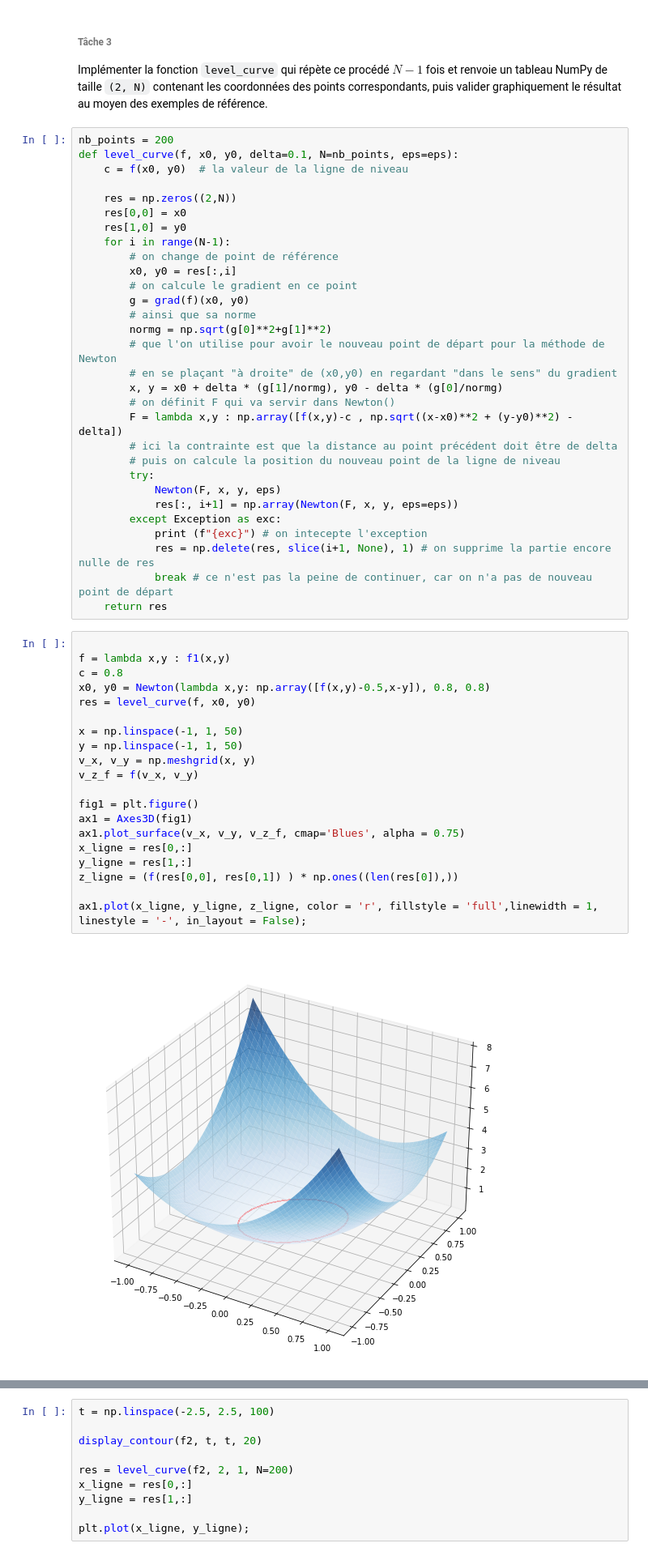
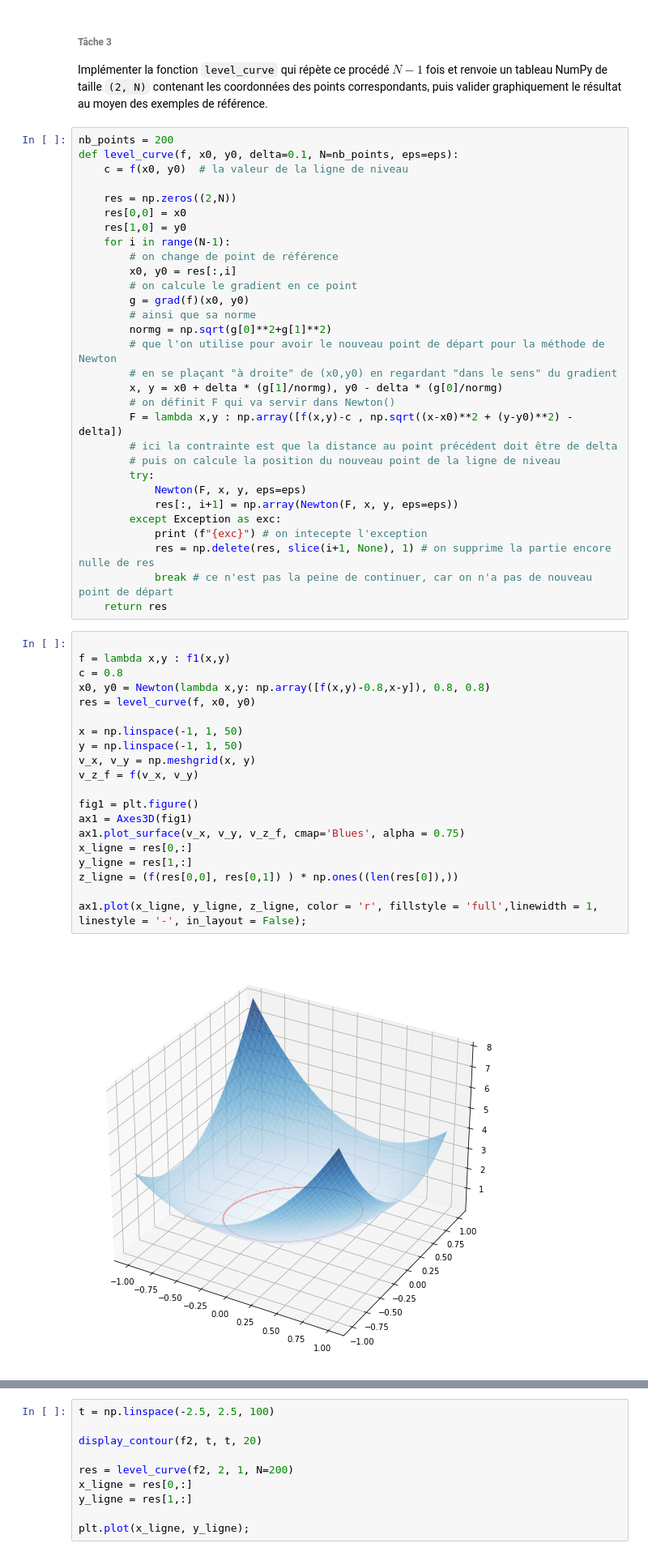
Before and after one commit to LouisJustinTALLOT/projet-UE11, a Jupyter notebook: devoir-ue11-bellon-tallot.ipynb, the cells around one changed output, grey strips where cells are left out. Shown at 81% size. Cells and saved outputs as stored; diff of their text form.

```diff
--- a/devoir-ue11-bellon-tallot.ipynb
+++ b/devoir-ue11-bellon-tallot.ipynb
@@ -346,7 +346,7 @@ def level_curve(f, x0, y0, delta=0.1, N=nb_points, eps=eps):
         # ici la contrainte est que la distance au point précédent doit être de delta
         # puis on calcule la position du nouveau point de la ligne de niveau
         try:
-            Newton(F, x, y, eps)
+            Newton(F, x, y, eps=eps)
             res[:, i+1] = np.array(Newton(F, x, y, eps=eps))
         except Exception as exc:
             print (f"{exc}") # on intecepte l'exception
@@ -356,25 +356,25 @@ def level_curve(f, x0, y0, delta=0.1, N=nb_points, eps=eps):
 # %%
 
 f = lambda x,y : f1(x,y)
 c = 0.8
-x0, y0 = Newton(lambda x,y: np.array([f(x,y)-0.5,x-y]), 0.8, 0.8)
+x0, y0 = Newton(lambda x,y: np.array([f(x,y)-0.8,x-y]), 0.8, 0.8)
 res = level_curve(f, x0, y0)
 
 x = np.linspace(-1, 1, 50)
 y = np.linspace(-1, 1, 50)
 v_x, v_y = np.meshgrid(x, y)
 v_z_f = f(v_x, v_y)
 
 fig1 = plt.figure()
 ax1 = Axes3D(fig1)
 ax1.plot_surface(v_x, v_y, v_z_f, cmap='Blues', alpha = 0.75)
 x_ligne = res[0,:]
 y_ligne = res[1,:]
 z_ligne = (f(res[0,0], res[0,1]) ) * np.ones((len(res[0]),))
 
 ax1.plot(x_ligne, y_ligne, z_ligne, color = 'r', fillstyle = 'full',linewidth = 1, linestyle = '-', in_layout = False);
 # %% [output]
-[figure, old version]
+[figure, new version]
 # %%
 # autre vérification graphique, en utilisant display_contour
 
```
Also changed, not shown: parts of 6 cells of this notebook.
